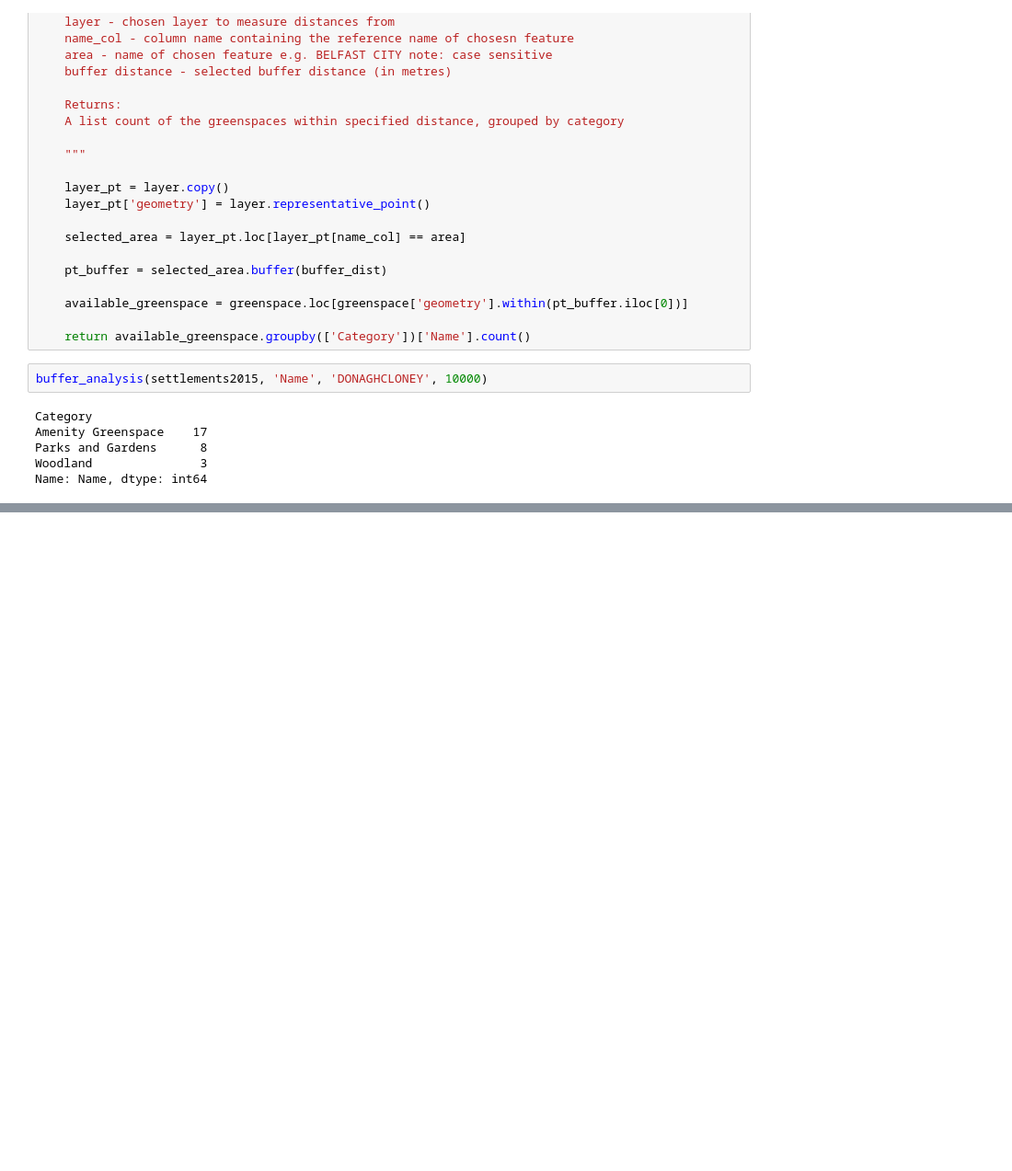
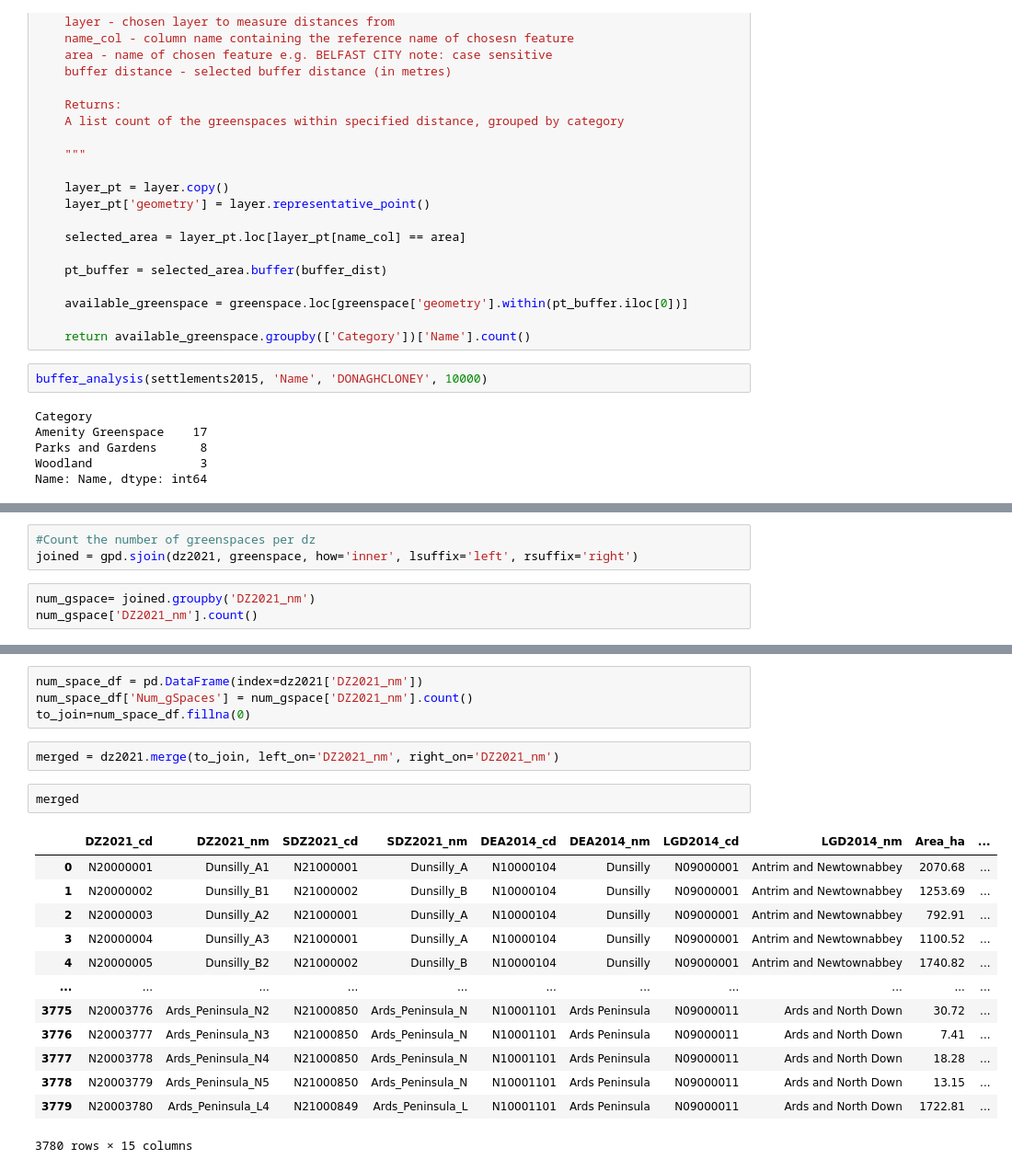
Before and after one commit to Beebop212/Greenspace_project722, a Jupyter notebook: project_notebook_draft.ipynb, the cells around one changed output, grey strips where cells are left out. Shown at 92% size. Cells and saved outputs as stored; diff of their text form; blank space fills up the shorter version.

Commit message:
Updated project notebook (Analysis pt. 2)
Completed the last part of the distances analysis: calculating each DZ's distance from a greenspace and the number of greenspaces within a DZ.

```diff
--- a/project_notebook_draft.ipynb
+++ b/project_notebook_draft.ipynb
@@ -337,0 +354,6 @@ Name: Name, dtype: int64
+# %%
+#Count the number of greenspaces per dz
+joined = gpd.sjoin(dz2021, greenspace, how='inner', lsuffix='left', rsuffix='right')
+# %%
+num_gspace= joined.groupby('DZ2021_nm')
+num_gspace['DZ2021_nm'].count()
@@ -337,0 +374,22 @@ Name: Name, dtype: int64
+# %%
+num_space_df = pd.DataFrame(index=dz2021['DZ2021_nm'])
+num_space_df['Num_gSpaces'] = num_gspace['DZ2021_nm'].count()
+to_join=num_space_df.fillna(0)
+# %%
+merged = dz2021.merge(to_join, left_on='DZ2021_nm', right_on='DZ2021_nm')
+# %%
+merged
+# %% [output]
+|  | DZ2021_cd | DZ2021_nm | SDZ2021_cd | SDZ2021_nm | DEA2014_cd | DEA2014_nm | LGD2014_cd | LGD2014_nm | Area_ha | ... |
+| 0 | N20000001 | Dunsilly_A1 | N21000001 | Dunsilly_A | N10000104 | Dunsilly | N09000001 | Antrim and Newtownabbey | 2070.68 | ... |
+| 1 | N20000002 | Dunsilly_B1 | N21000002 | Dunsilly_B | N10000104 | Dunsilly | N09000001 | Antrim and Newtownabbey | 1253.69 | ... |
+| 2 | N20000003 | Dunsilly_A2 | N21000001 | Dunsilly_A | N10000104 | Dunsilly | N09000001 | Antrim and Newtownabbey | 792.91 | ... |
+| 3 | N20000004 | Dunsilly_A3 | N21000001 | Dunsilly_A | N10000104 | Dunsilly | N09000001 | Antrim and Newtownabbey | 1100.52 | ... |
+| 4 | N20000005 | Dunsilly_B2 | N21000002 | Dunsilly_B | N10000104 | Dunsilly | N09000001 | Antrim and Newtownabbey | 1740.82 | ... |
+| ... | ... | ... | ... | ... | ... | ... | ... | ... | ... | ... |
+| 3775 | N20003776 | Ards_Peninsula_N2 | N21000850 | Ards_Peninsula_N | N10001101 | Ards Peninsula | N09000011 | Ards and North Down | 30.72 | ... |
+| 3776 | N20003777 | Ards_Peninsula_N3 | N21000850 | Ards_Peninsula_N | N10001101 | Ards Peninsula | N09000011 | Ards and North Down | 7.41 | ... |
+| 3777 | N20003778 | Ards_Peninsula_N4 | N21000850 | Ards_Peninsula_N | N10001101 | Ards Peninsula | N09000011 | Ards and North Down | 18.28 | ... |
+| 3778 | N20003779 | Ards_Peninsula_N5 | N21000850 | Ards_Peninsula_N | N10001101 | Ards Peninsula | N09000011 | Ards and North Down | 13.15 | ... |
+| 3779 | N20003780 | Ards_Peninsula_L4 | N21000849 | Ards_Peninsula_L | N10001101 | Ards Peninsula | N09000011 | Ards and North Down | 1722.81 | ... |
+3780 rows × 15 columns
```
Also changed, not shown: parts of 4 cells of this notebook.
